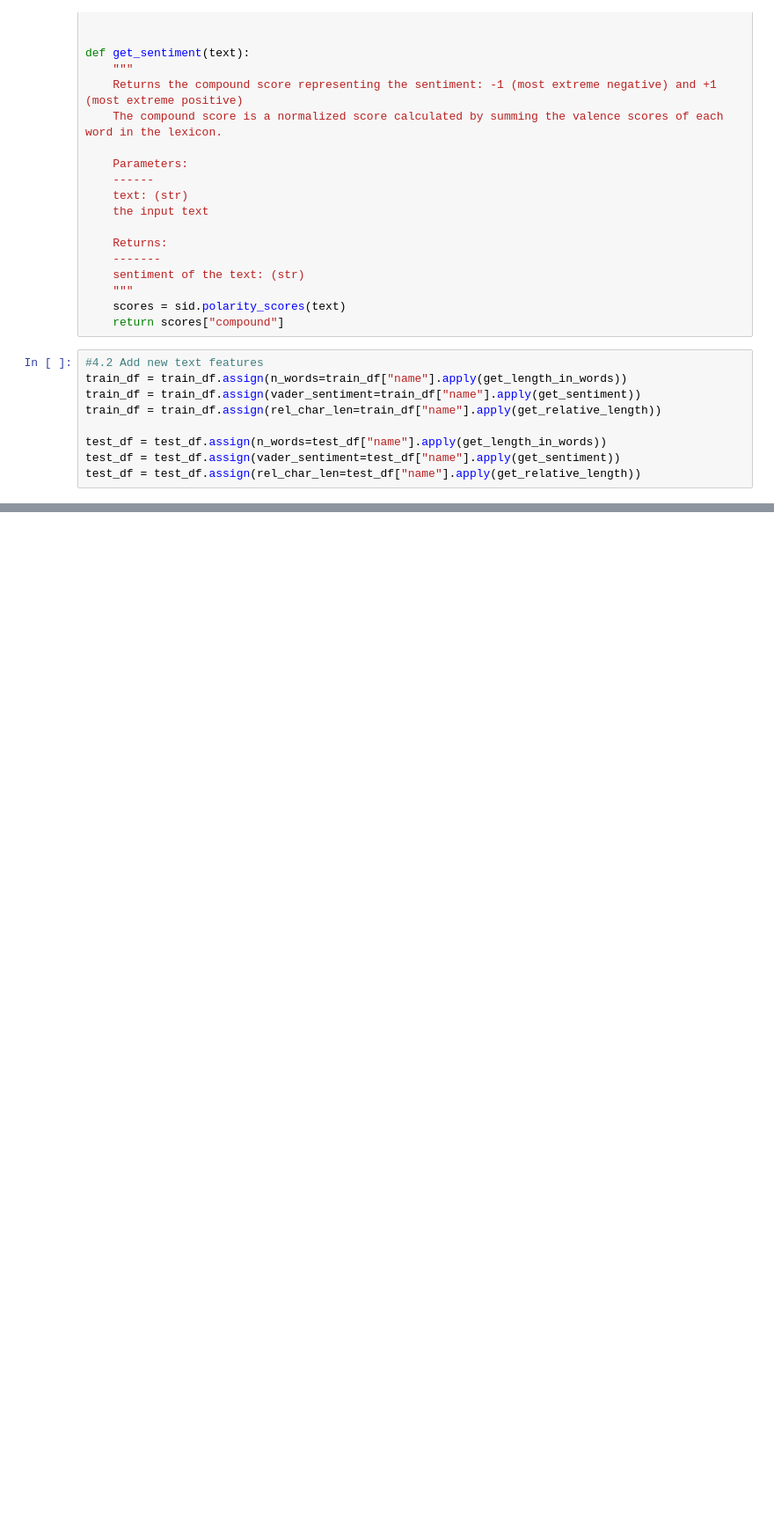
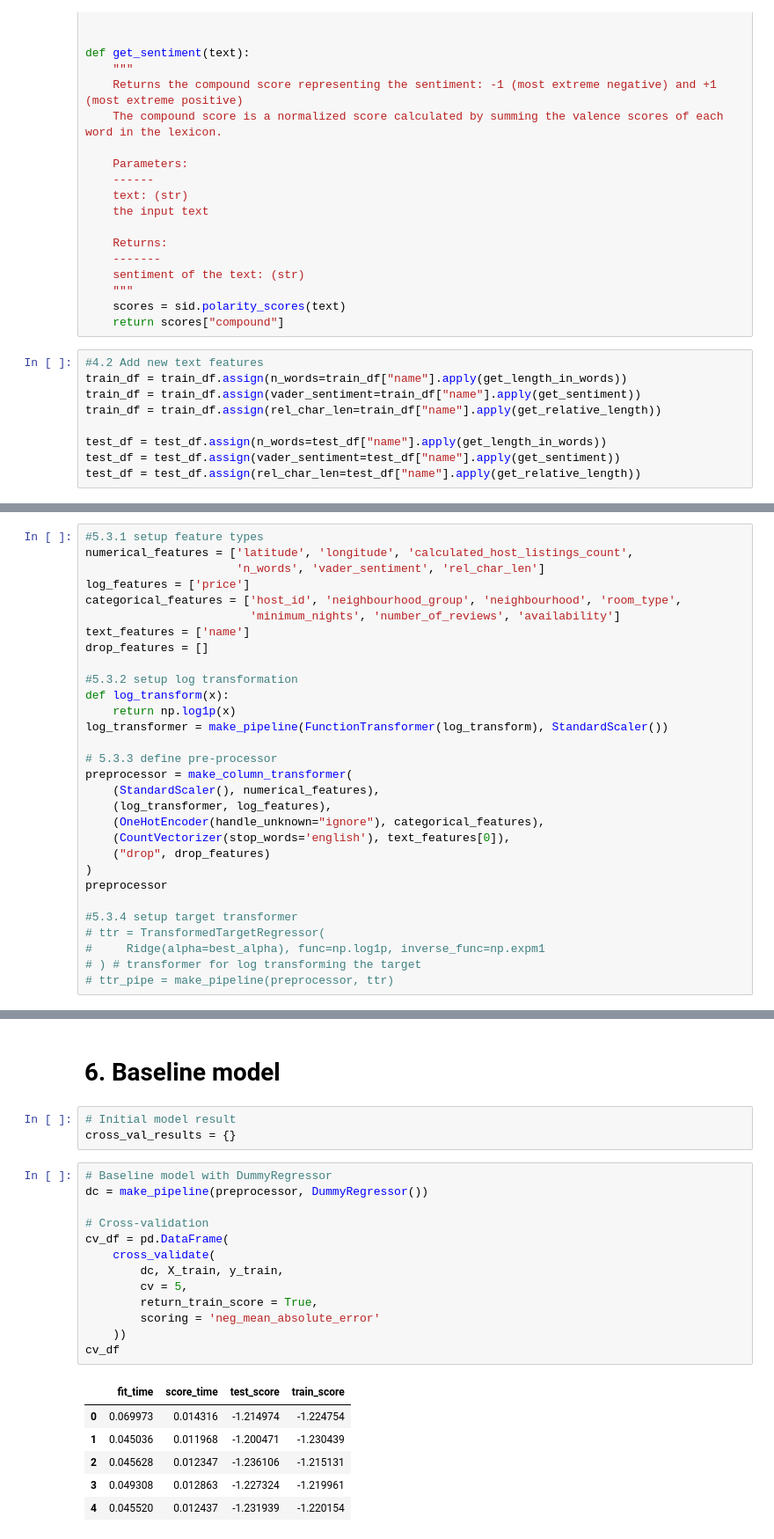
Before and after one commit to Suraporn/airBnB_data_analysis, a Jupyter notebook: airbnb.ipynb, the cells around one changed output, grey strips where cells are left out. Shown at 88% size. Saved outputs shown, nothing was run; the diff lists cells and outputs as text; blank space fills up the shorter version.

Commit message:
add pipeline,baseline,linear models

```diff
--- a/airbnb.ipynb
+++ b/airbnb.ipynb
@@ -653,0 +669,30 @@ train_df.head()
+# %%
+#5.3.1 setup feature types
+numerical_features = ['latitude', 'longitude', 'calculated_host_listings_count',
+                      'n_words', 'vader_sentiment', 'rel_char_len']
+log_features = ['price']
+categorical_features = ['host_id', 'neighbourhood_group', 'neighbourhood', 'room_type',
+                        'minimum_nights', 'number_of_reviews', 'availability']
+text_features = ['name']
+drop_features = []
+
+#5.3.2 setup log transformation
+def log_transform(x):
+    return np.log1p(x)
+log_transformer = make_pipeline(FunctionTransformer(log_transform), StandardScaler())
+
+# 5.3.3 define pre-processor
+preprocessor = make_column_transformer(
+    (StandardScaler(), numerical_features),
+    (log_transformer, log_features),
+    (OneHotEncoder(handle_unknown="ignore"), categorical_features),
+    (CountVectorizer(stop_words='english'), text_features[0]),
+    ("drop", drop_features)
+)
+preprocessor
+
+#5.3.4 setup target transformer
+# ttr = TransformedTargetRegressor(
+#     Ridge(alpha=best_alpha), func=np.log1p, inverse_func=np.expm1
+# ) # transformer for log transforming the target
+# ttr_pipe = make_pipeline(preprocessor, ttr)
@@ -653,0 +720,25 @@ train_df.head()
+# %% [markdown]
+# 6. Baseline model
+# %%
+# Initial model result
+cross_val_results = {}
+# %%
+# Baseline model with DummyRegressor
+dc = make_pipeline(preprocessor, DummyRegressor())
+
+# Cross-validation
+cv_df = pd.DataFrame(
+    cross_validate(
+        dc, X_train, y_train,
+        cv = 5,
+        return_train_score = True,
+        scoring = 'neg_mean_absolute_error'
+    ))
+cv_df
+# %% [output]
+|  | fit_time | score_time | test_score | train_score |
+| 0 | 0.069973 | 0.014316 | -1.214974 | -1.224754 |
+| 1 | 0.045036 | 0.011968 | -1.200471 | -1.230439 |
+| 2 | 0.045628 | 0.012347 | -1.236106 | -1.215131 |
+| 3 | 0.049308 | 0.012863 | -1.227324 | -1.219961 |
+| 4 | 0.045520 | 0.012437 | -1.231939 | -1.220154 |
```
Also changed, not shown: parts of 19 cells of this notebook.
